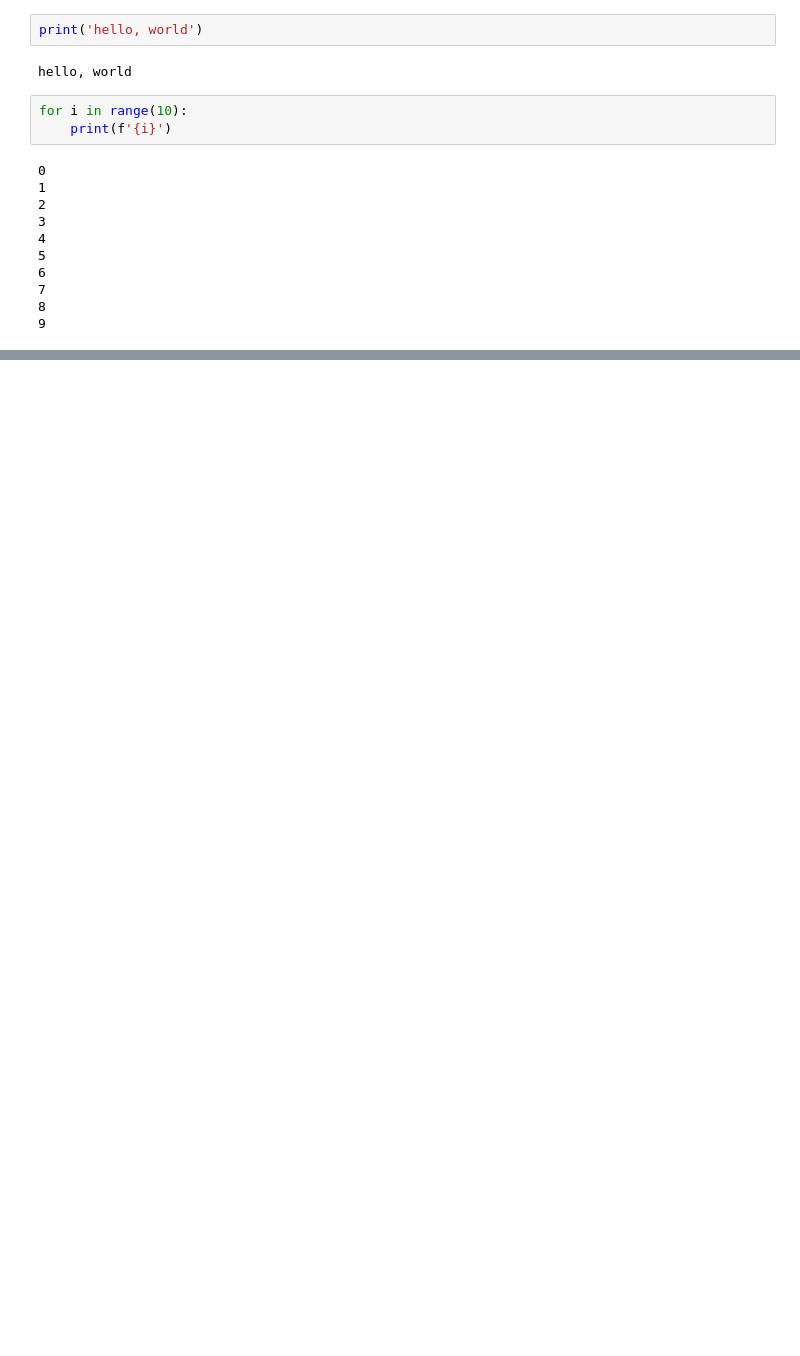
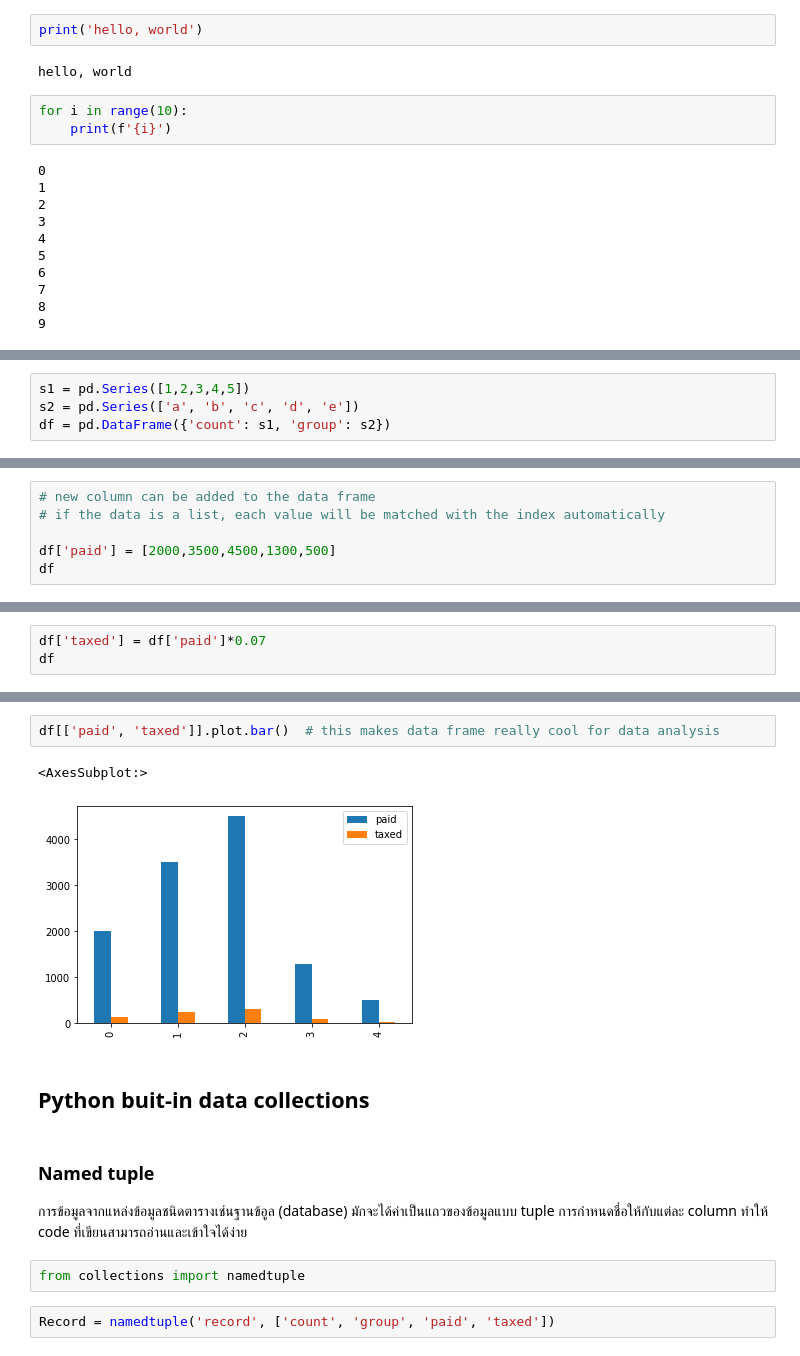
Before and after one commit to likit/nxpo-python-datasci-camp, a Jupyter notebook: notebooks/basic-python.ipynb, the cells around one changed output, grey strips where cells are left out. Cells and saved outputs as stored; diff of their text form; blank space fills up the shorter version.

Commit message:
added a requirements file
updated the basic python notebook

```diff
--- a/notebooks/basic-python.ipynb
+++ b/notebooks/basic-python.ipynb
@@ -27,0 +661,4 @@ for i in range(10):
+# %%
+s1 = pd.Series([1,2,3,4,5])
+s2 = pd.Series(['a', 'b', 'c', 'd', 'e'])
+df = pd.DataFrame({'count': s1, 'group': s2})
@@ -27,0 +760,6 @@ for i in range(10):
+# %%
+# new column can be added to the data frame
+# if the data is a list, each value will be matched with the index automatically
+
+df['paid'] = [2000,3500,4500,1300,500]
+df
@@ -27,0 +773,3 @@ for i in range(10):
+# %%
+df['taxed'] = df['paid']*0.07
+df
@@ -27,0 +843,15 @@ for i in range(10):
+# %%
+df[['paid', 'taxed']].plot.bar()  # this makes data frame really cool for data analysis
+# %% [output]
+<AxesSubplot:>
+[figure, added]
+# %% [markdown]
+## Python buit-in data collections
+# %% [markdown]
+### Named tuple
+
+การข้อมูลจากแหล่งข้อมูลชนิดตารางเช่นฐานข้อูล (database) มักจะได้ค่าเป็นแถวของข้อมูลแบบ tuple การกำหนดชื่อให้กับแต่ละ column ทำให้ code ที่เขียนสามารถอ่านและเข้าใจได้ง่าย
+# %%
+from collections import namedtuple
+# %%
+Record = namedtuple('record', ['count', 'group', 'paid', 'taxed'])
```
Also changed, not shown: parts of 162 cells of this notebook, 1 other file.
